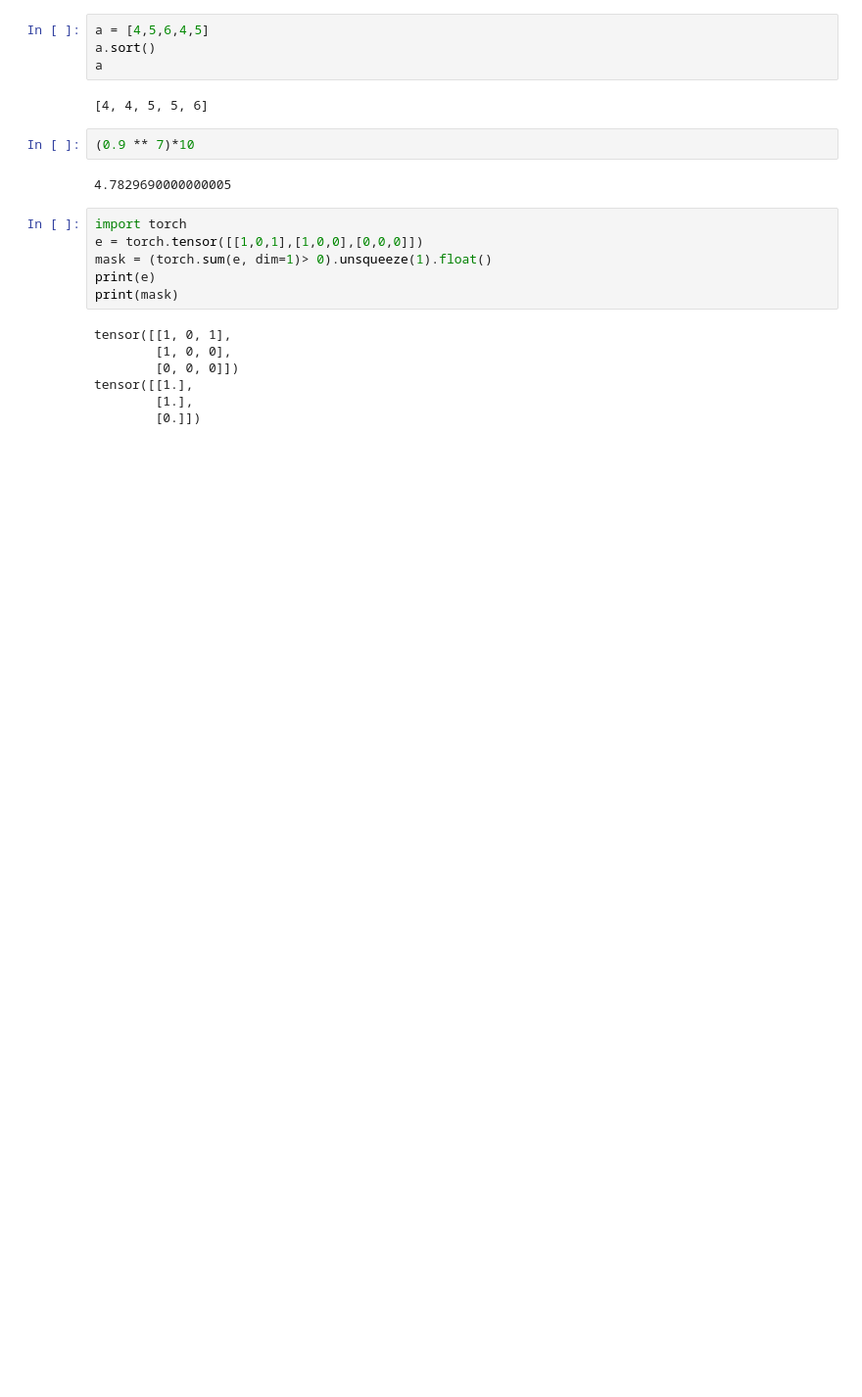
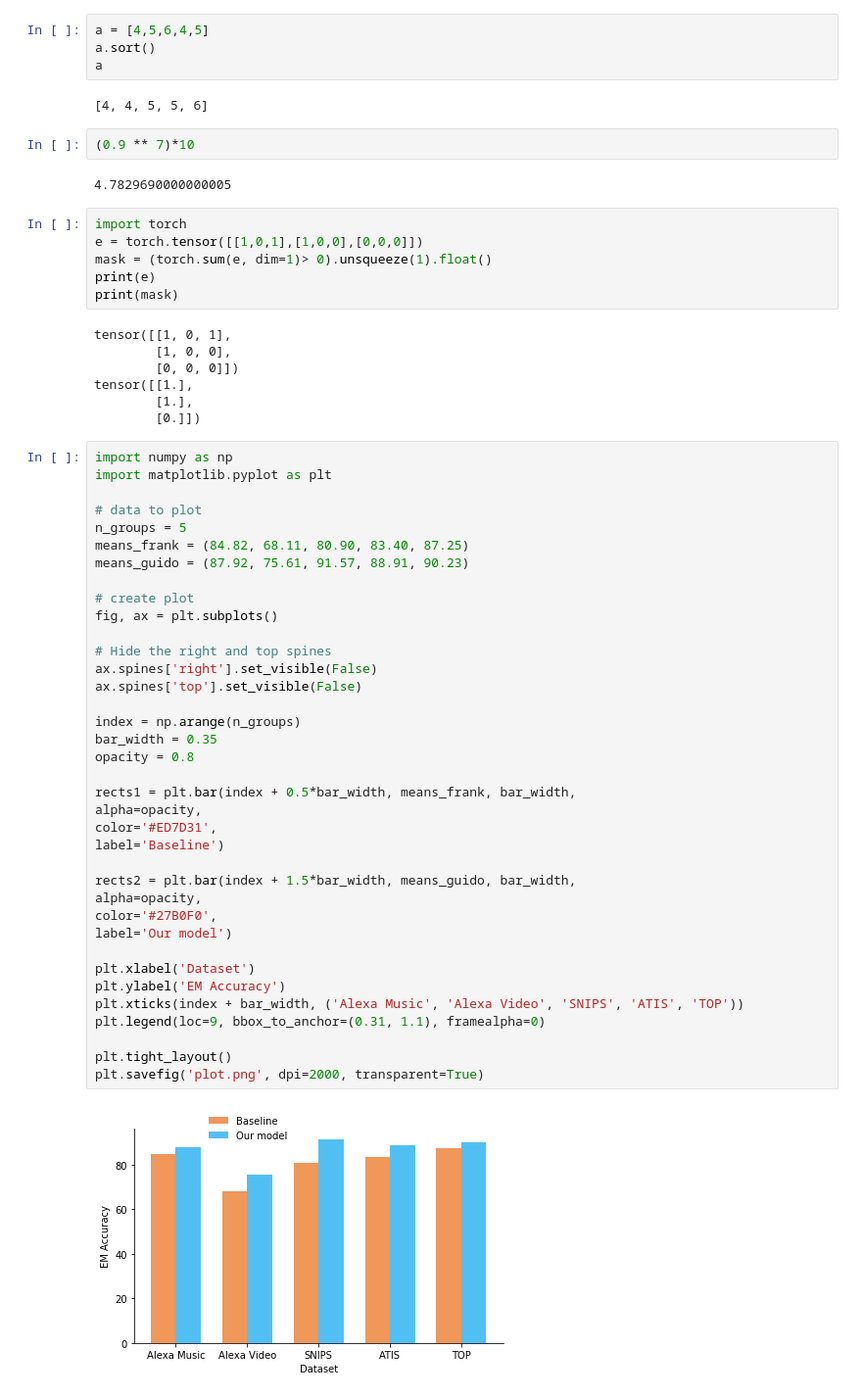
Before and after one commit to subendhu19/evidence_inference, a Jupyter notebook: notebooks/explorer.ipynb, the cells around one changed output. Shown: that part at 98% size. Drawn from its saved outputs; the diff is of its cells as text; blank space fills up the shorter version.

```diff
--- a/notebooks/explorer.ipynb
+++ b/notebooks/explorer.ipynb
@@ -353,3 +379,42 @@ tensor([[1, 0, 1],
 tensor([[1.],
         [1.],
         [0.]])
+# %%
+import numpy as np
+import matplotlib.pyplot as plt
+
+# data to plot
+n_groups = 5
+means_frank = (84.82, 68.11, 80.90, 83.40, 87.25)
+means_guido = (87.92, 75.61, 91.57, 88.91, 90.23)
+
+# create plot
+fig, ax = plt.subplots()
+
+# Hide the right and top spines
+ax.spines['right'].set_visible(False)
+ax.spines['top'].set_visible(False)
+
+index = np.arange(n_groups)
+bar_width = 0.35
+opacity = 0.8
+
+rects1 = plt.bar(index + 0.5*bar_width, means_frank, bar_width,
+alpha=opacity,
+color='#ED7D31',
+label='Baseline')
+
+rects2 = plt.bar(index + 1.5*bar_width, means_guido, bar_width,
+alpha=opacity,
+color='#27B0F0',
+label='Our model')
+
+plt.xlabel('Dataset')
+plt.ylabel('EM Accuracy')
+plt.xticks(index + bar_width, ('Alexa Music', 'Alexa Video', 'SNIPS', 'ATIS', 'TOP'))
+plt.legend(loc=9, bbox_to_anchor=(0.31, 1.1), framealpha=0)
+
+plt.tight_layout()
+plt.savefig('plot.png', dpi=2000, transparent=True)
+# %% [output]
+[figure, added]
```
Also changed, not shown: parts of 24 cells of this notebook, 2 other files.
